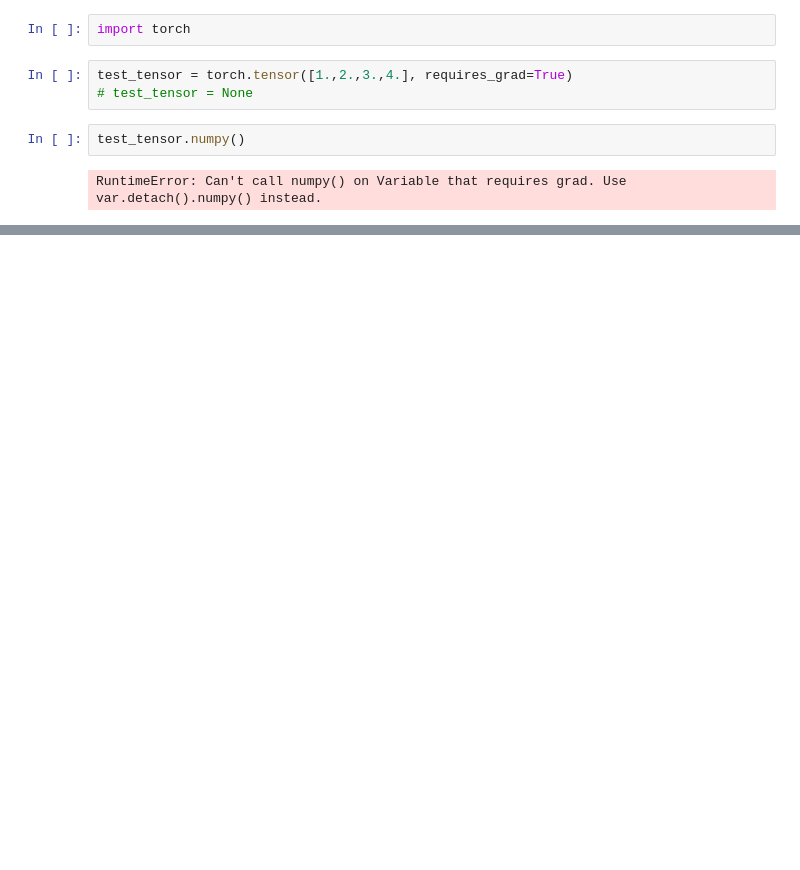
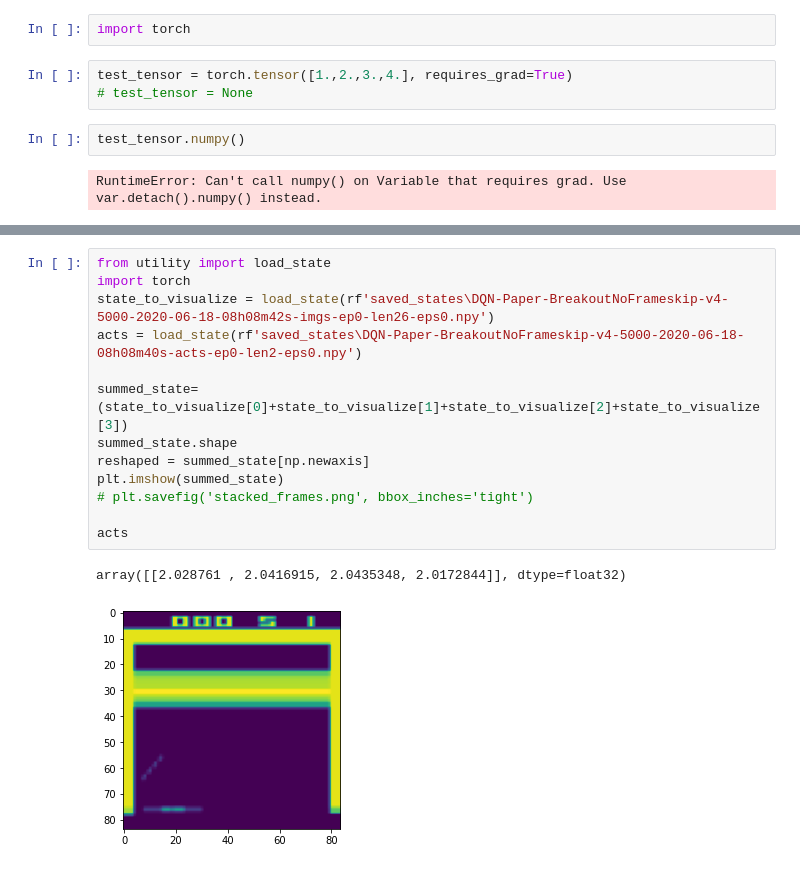
Before and after one commit to nitman118/SDTRL, a Jupyter notebook: DQNFromPaper/visualize_states.ipynb, the cells around one changed output, grey strips where cells are left out. Drawn from its saved outputs; the diff is of its cells as text; blank space fills up the shorter version.

```diff
--- a/DQNFromPaper/visualize_states.ipynb
+++ b/DQNFromPaper/visualize_states.ipynb
@@ -75,0 +78,16 @@ array([[0.04783566, 0.05352371, 0.04645053, 0.04608986]], dtype=float32)
+# %%
+from utility import load_state
+import torch
+state_to_visualize = load_state(rf'saved_states\DQN-Paper-BreakoutNoFrameskip-v4-5000-2020-06-18-08h08m42s-imgs-ep0-len26-eps0.npy')
+acts = load_state(rf'saved_states\DQN-Paper-BreakoutNoFrameskip-v4-5000-2020-06-18-08h08m40s-acts-ep0-len2-eps0.npy')
+
+summed_state=(state_to_visualize[0]+state_to_visualize[1]+state_to_visualize[2]+state_to_visualize[3])
+summed_state.shape
+reshaped = summed_state[np.newaxis]
+plt.imshow(summed_state)
+# plt.savefig('stacked_frames.png', bbox_inches='tight')
+
+acts
+# %% [output]
+array([[2.028761 , 2.0416915, 2.0435348, 2.0172844]], dtype=float32)
+[figure, added]
```
Also changed, not shown: parts of 4 cells of this notebook, 11 other files.
